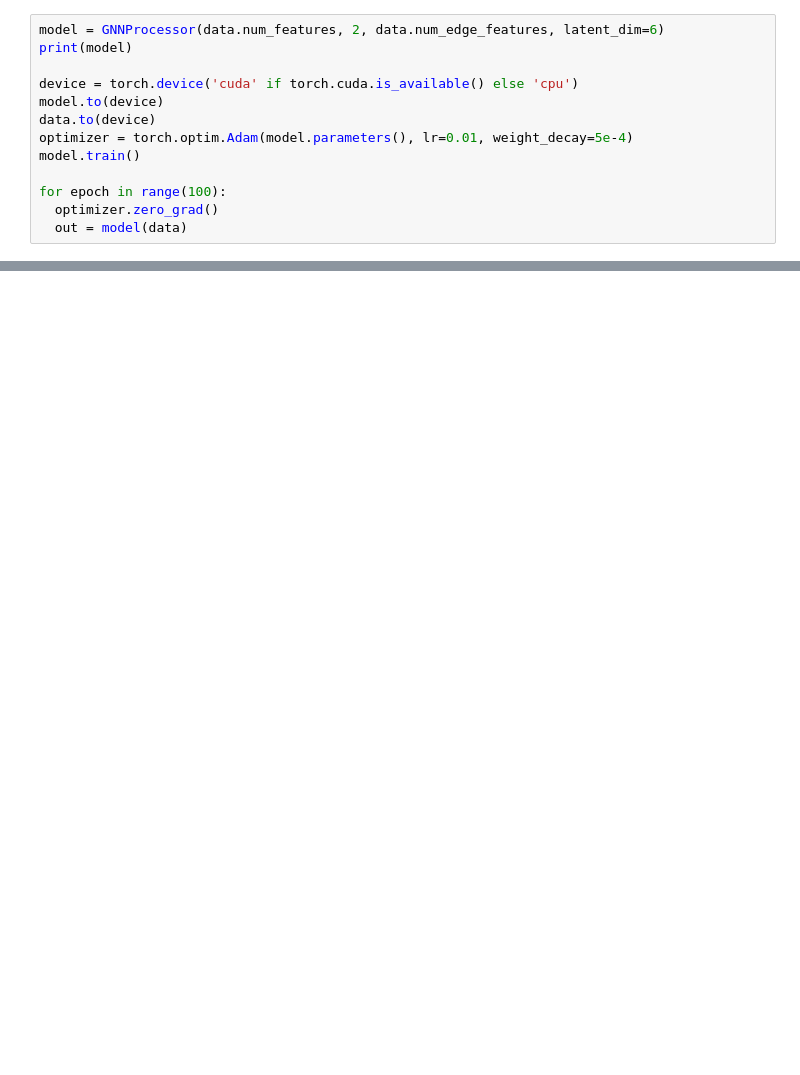
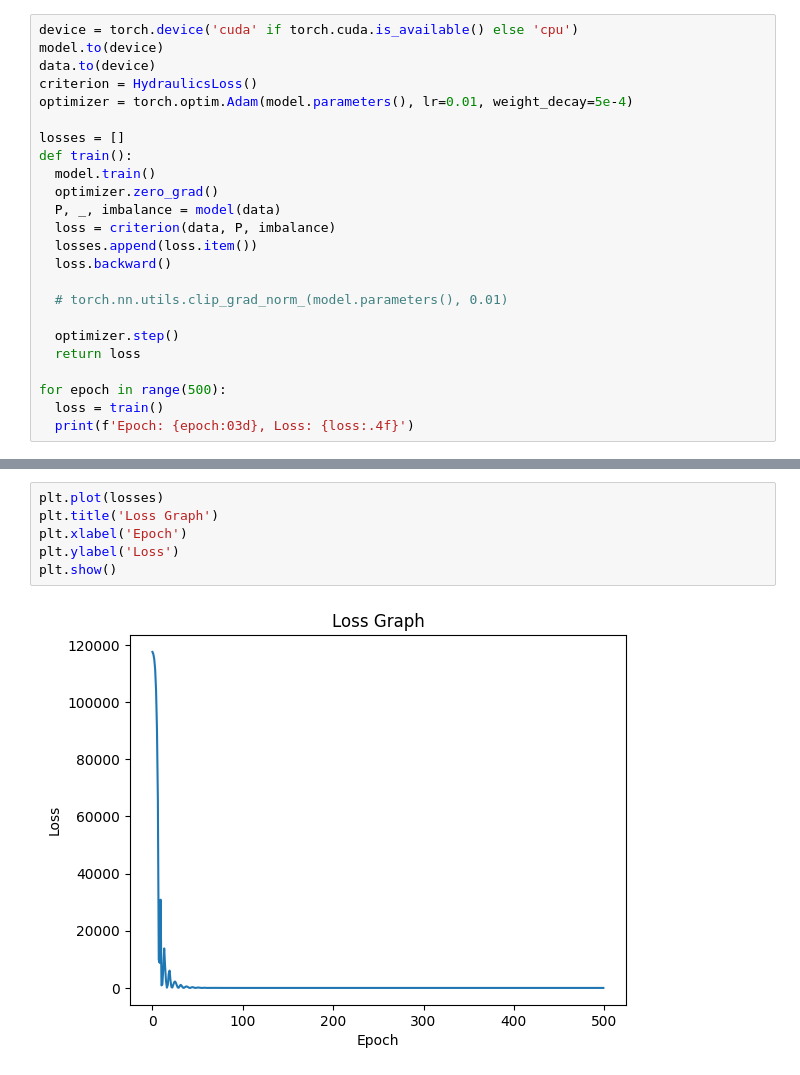
Before and after one commit to abelinsky/nfsolver, a Jupyter notebook: notebooks/exploratory/0.2-ab-GNNSolver.ipynb, the cells around one changed output, grey strips where cells are left out. Drawn from its saved outputs; the diff is of its cells as text; blank space fills up the shorter version.

Commit message:
Train model

```diff
--- a/notebooks/exploratory/0.2-ab-GNNSolver.ipynb
+++ b/notebooks/exploratory/0.2-ab-GNNSolver.ipynb
@@ -174,14 +402,25 @@ class GNNProcessor(torch.nn.Module):
 # %%
-model = GNNProcessor(data.num_features, 2, data.num_edge_features, latent_dim=6)
-print(model)
-
 device = torch.device('cuda' if torch.cuda.is_available() else 'cpu')
 model.to(device)
 data.to(device)
+criterion = HydraulicsLoss()
 optimizer = torch.optim.Adam(model.parameters(), lr=0.01, weight_decay=5e-4)
-model.train()
 
-for epoch in range(100):
+losses = []
+def train():
+  model.train()
   optimizer.zero_grad()
-  out = model(data)
+  P, _, imbalance = model(data)
+  loss = criterion(data, P, imbalance)
+  losses.append(loss.item())
+  loss.backward()
+
+  # torch.nn.utils.clip_grad_norm_(model.parameters(), 0.01)
+
+  optimizer.step()
+  return loss
+
+for epoch in range(500):
+  loss = train()
+  print(f'Epoch: {epoch:03d}, Loss: {loss:.4f}')
 # %% [output]
@@ -192,0 +444,8 @@ GNNProcessor(
+# %%
+plt.plot(losses)
+plt.title('Loss Graph')
+plt.xlabel('Epoch')
+plt.ylabel('Loss')
+plt.show()
+# %% [output]
+[figure, added]
```
Also changed, not shown: parts of 18 cells of this notebook, 1 other file.
